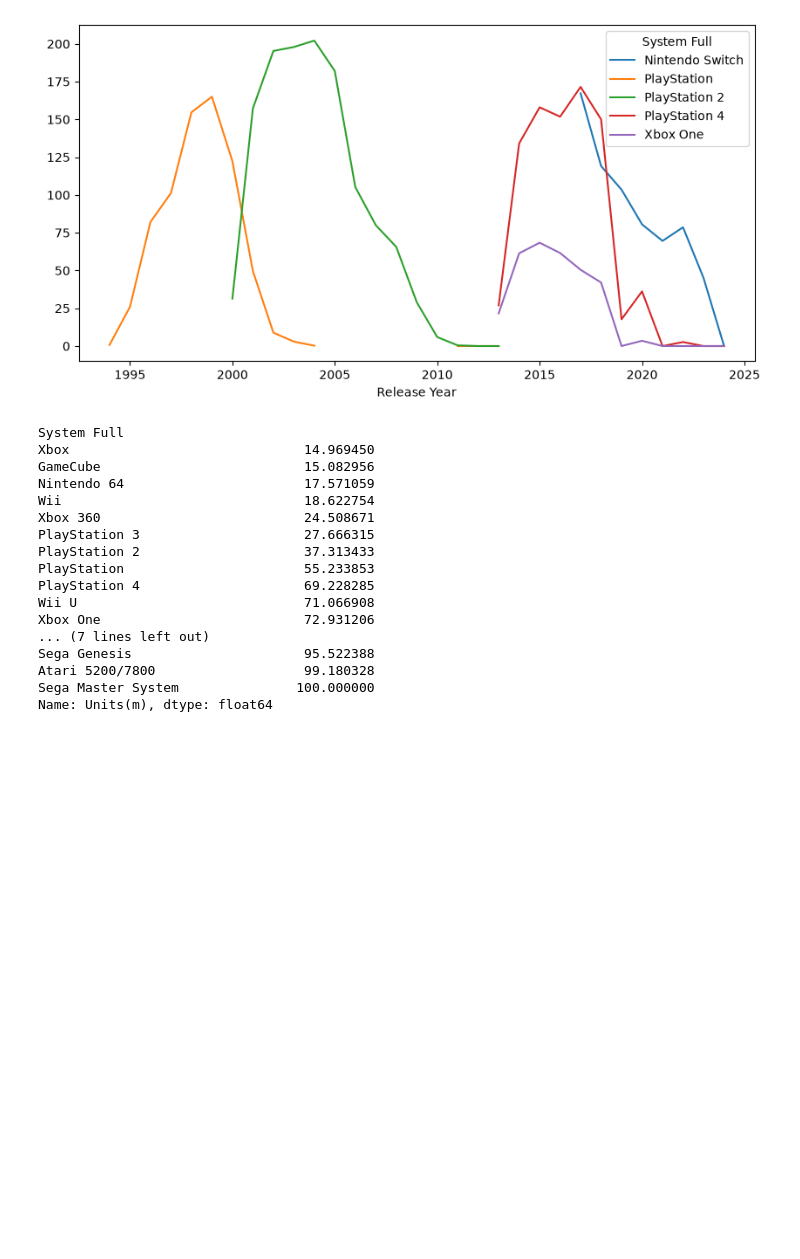
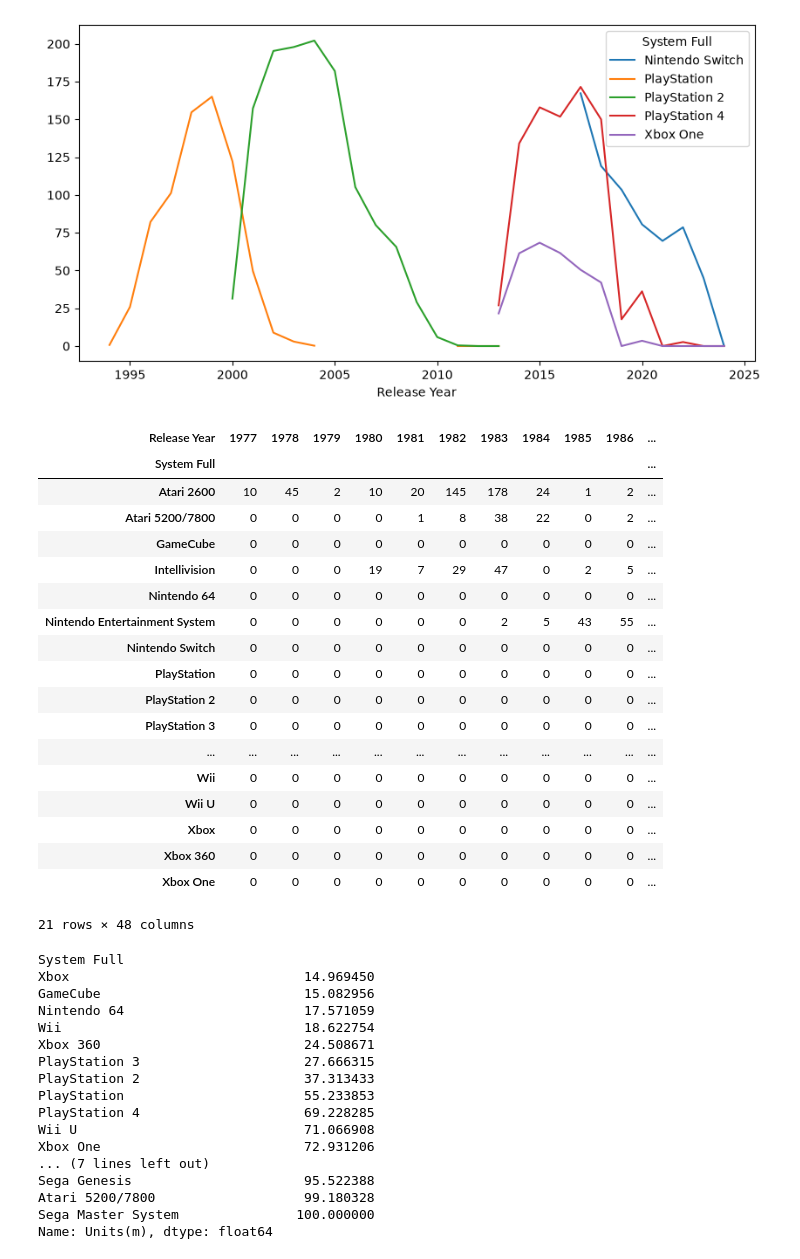
Before and after one commit to ahmadbinsohail/Handling_CSV, a Jupyter notebook: platform_wars_dashboard/main.ipynb, the cells around one changed output. Drawn from its saved outputs; the diff is of its cells as text; code cells hidden in the pictures; blank space fills up the shorter version.

Commit message:
2D table platforms per year

```diff
--- a/platform_wars_dashboard/main.ipynb
+++ b/platform_wars_dashboard/main.ipynb
@@ -35,8 +35,31 @@ conditions = [
 brands = [ "Sony" , "Microsoft","Nintendo","Sega"]
 df["Brands"]= np.select(conditions,brands,default="Other")
 # %%
+# Create a 2D table
 lib = df.dropna(subset="Release Year").copy()
 lib["Release Year"] = lib["Release Year"].astype(int)
+counts = lib.groupby(["System Full","Release Year"]).size().unstack(fill_value=0)
+counts
+# %% [output]
+| Release Year | 1977 | 1978 | 1979 | 1980 | 1981 | 1982 | 1983 | 1984 | 1985 | 1986 | ... |
+| System Full |  |  |  |  |  |  |  |  |  |  | ... |
+| Atari 2600 | 10 | 45 | 2 | 10 | 20 | 145 | 178 | 24 | 1 | 2 | ... |
+| Atari 5200/7800 | 0 | 0 | 0 | 0 | 1 | 8 | 38 | 22 | 0 | 2 | ... |
+| GameCube | 0 | 0 | 0 | 0 | 0 | 0 | 0 | 0 | 0 | 0 | ... |
+| Intellivision | 0 | 0 | 0 | 19 | 7 | 29 | 47 | 0 | 2 | 5 | ... |
+| Nintendo 64 | 0 | 0 | 0 | 0 | 0 | 0 | 0 | 0 | 0 | 0 | ... |
+| Nintendo Entertainment System | 0 | 0 | 0 | 0 | 0 | 0 | 2 | 5 | 43 | 55 | ... |
+| Nintendo Switch | 0 | 0 | 0 | 0 | 0 | 0 | 0 | 0 | 0 | 0 | ... |
+| PlayStation | 0 | 0 | 0 | 0 | 0 | 0 | 0 | 0 | 0 | 0 | ... |
+| PlayStation 2 | 0 | 0 | 0 | 0 | 0 | 0 | 0 | 0 | 0 | 0 | ... |
+| PlayStation 3 | 0 | 0 | 0 | 0 | 0 | 0 | 0 | 0 | 0 | 0 | ... |
+| ... | ... | ... | ... | ... | ... | ... | ... | ... | ... | ... | ... |
+| Wii | 0 | 0 | 0 | 0 | 0 | 0 | 0 | 0 | 0 | 0 | ... |
+| Wii U | 0 | 0 | 0 | 0 | 0 | 0 | 0 | 0 | 0 | 0 | ... |
+| Xbox | 0 | 0 | 0 | 0 | 0 | 0 | 0 | 0 | 0 | 0 | ... |
+| Xbox 360 | 0 | 0 | 0 | 0 | 0 | 0 | 0 | 0 | 0 | 0 | ... |
+| Xbox One | 0 | 0 | 0 | 0 | 0 | 0 | 0 | 0 | 0 | 0 | ... |
+21 rows × 48 columns
 # %%
 (df.groupby("System Full")["Units(m)"].apply(lambda s:s.isna().mean()*100)).sort_values()
 # %% [output]
```
